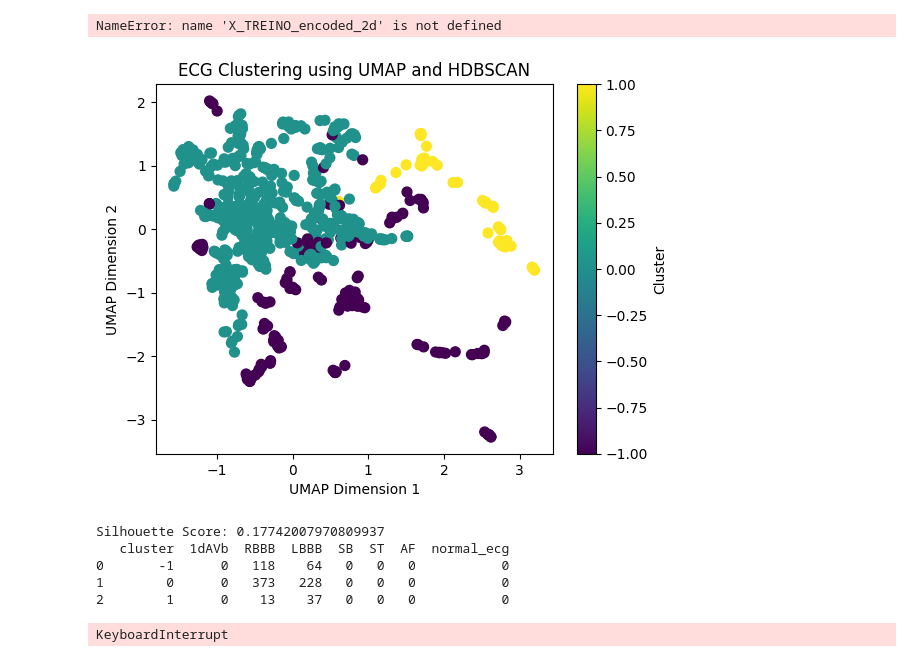
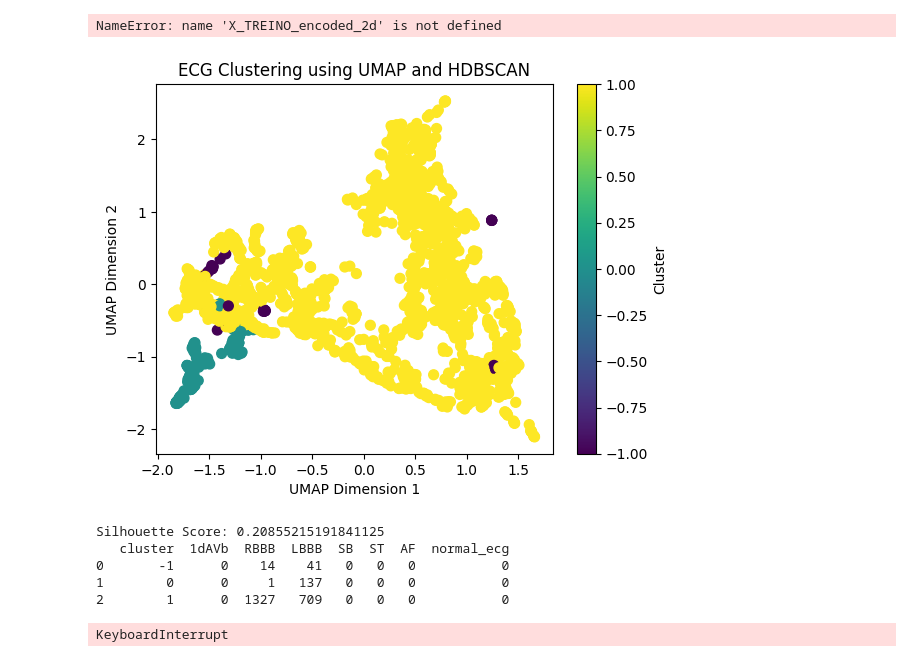
Before and after one commit to pedrobacelar28/Clustering-Paper, a Jupyter notebook: Projeto/guilherme/autoencoder_limpo.ipynb, the cells around one changed output. Drawn from its saved outputs; the diff is of its cells as text; code cells hidden in the pictures.

```diff
--- a/Projeto/guilherme/autoencoder_limpo.ipynb
+++ b/Projeto/guilherme/autoencoder_limpo.ipynb
@@ -233,7 +221,7 @@ X_TREINO = np.squeeze(X_TREINO[:, 1, :])
 #DIMINUIR DIMENSAO DE X PELO AUTOENCODER(128)
 
 # Carregar o modelo autoencoder
-autoencoder = tf.keras.models.load_model('../Algoritmos/modelos/autoencoder_model_128.keras')
+autoencoder = tf.keras.models.load_model('modelD/autoencoder_model_OLB.keras')
 
 # Extrair o modelo encoder a partir do autoencoder treinado
 encoder = autoencoder.get_layer("encoder")
@@ -298,7 +286,7 @@ warnings.filterwarnings('ignore', message="n_jobs value.*overridden to 1 by sett
 scaler = StandardScaler()
 X_normalized = scaler.fit_transform(X_encoded_2d)
 # Aplicação do UMAP
-umap_reducer = umap.UMAP(n_neighbors=5, min_dist=0.0, n_components=4, random_state=42)
+umap_reducer = umap.UMAP(n_neighbors=5, min_dist=0.0, n_components=16, random_state=42)
 X_reduced = umap_reducer.fit_transform(X_normalized)
 # %%
 #DIMINUIR DIMENSAO DE X_TREINO PELO UMAP(16)
@@ -316,7 +304,7 @@ NameError: name 'X_TREINO_encoded_2d' is not defined
 scaler = StandardScaler()
 X_reduced_scaled = scaler.fit_transform(X_reduced)
 
-dbscan = HDBSCAN(min_cluster_size=50, min_samples=5)
+dbscan = HDBSCAN(min_cluster_size=100, min_samples=5)
 labels = dbscan.fit_predict(X_reduced_scaled)
 # Visualização dos Resultados
 plt.scatter(X_reduced_scaled[:, 0], X_reduced_scaled[:, 1], c=labels, cmap='viridis', s=50)
@@ -327,40 +315,40 @@ plt.colorbar(label='Cluster')
 plt.show()
 silhouette_avg = silhouette_score(X_reduced_scaled, labels)
 print(f'Silhouette Score: {silhouette_avg}')
 
 
 # Carregar os dados do CSV
 metadata = pd.read_csv("../Database/exams.csv")
 
 # Criar um DataFrame para os resultados do clustering
 cluster_results = pd.DataFrame({
-    'exam_id': exam_ids_to_cluster,
+    'exam_id': ids_ecgs,
     'cluster': labels
 })
 
 # Mesclar os resultados do clustering com os metadados dos exames
 merged_data = cluster_results.merge(metadata, on='exam_id')
 
 # Contar a quantidade de doenças e ECGs normais em cada cluster
 cluster_summary = merged_data.groupby('cluster').agg({
     '1dAVb': 'sum',
     'RBBB': 'sum',
     'LBBB': 'sum',
     'SB': 'sum',
     'ST': 'sum',
     'AF': 'sum',
     'normal_ecg': 'sum'
 }).reset_index()
 
 # Mostrar o resumo por cluster
 print(cluster_summary)
 # %% [output]
-[figure, old version]
+[figure, new version]
-Silhouette Score: 0.17742007970809937
+Silhouette Score: 0.20855215191841125
    cluster  1dAVb  RBBB  LBBB  SB  ST  AF  normal_ecg
-0       -1      0   118    64   0   0   0           0
-1        0      0   373   228   0   0   0           0
-2        1      0    13    37   0   0   0           0
+0       -1      0    14    41   0   0   0           0
+1        0      0     1   137   0   0   0           0
+2        1      0  1327   709   0   0   0           0
 # %%
 #TENTAR PREVER O TREINO NOS CLUSTERS
 # Normalizar os dados
```
Also changed, not shown: parts of 7 cells of this notebook, 5 other files.
